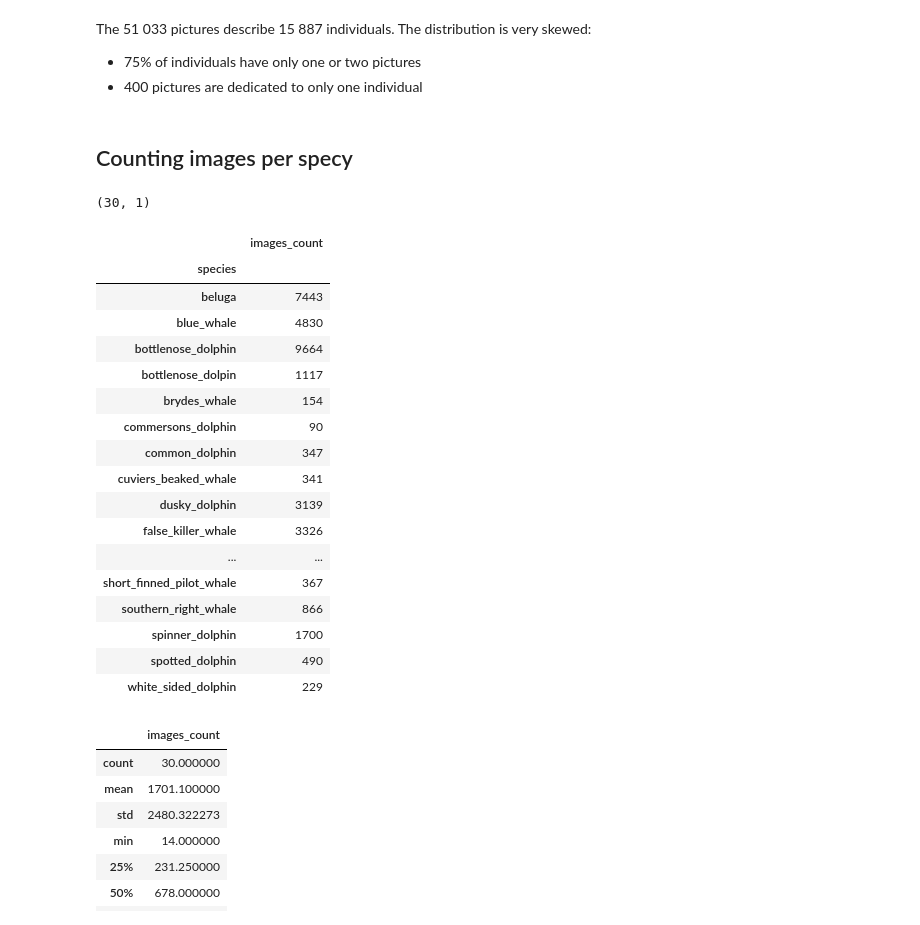
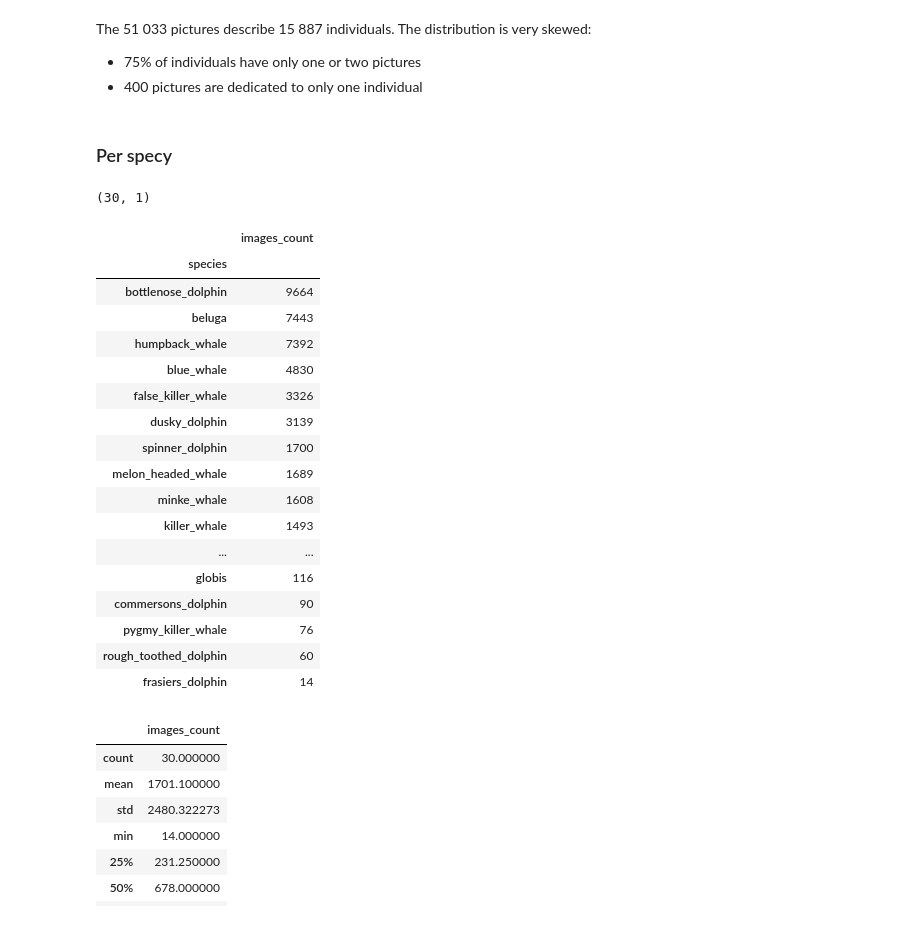
Before and after one commit to acisel-fr/happywhale, a Jupyter notebook: data-introduction.ipynb, the cells around one changed output. Cells and saved outputs as stored; diff of their text form; code cells hidden in the pictures.

```diff
--- a/data-introduction.ipynb
+++ b/data-introduction.ipynb
@@ -79,31 +81,31 @@ The 51 033 pictures describe 15 887 individuals. The distribution is very skewed
 - 75% of individuals have only one or two pictures
 - 400 pictures are dedicated to only one individual
 # %% [markdown]
-## Counting images per specy
+### Per specy
 # %%
-species = df.drop(columns = ['individual_id']).groupby(['species']).count().rename(columns = { 'image': 'images_count'})
+species = df.drop(columns = ['individual_id']).groupby(['species']).count().rename(columns = { 'image': 'images_count'}).sort_values(by = ['images_count'], ascending = False)
 print(species.shape)
 species
 # %% [output]
 (30, 1)
 |  | images_count |
 | species |  |
+| bottlenose_dolphin | 9664 |
 | beluga | 7443 |
+| humpback_whale | 7392 |
 | blue_whale | 4830 |
-| bottlenose_dolphin | 9664 |
-| bottlenose_dolpin | 1117 |
-| brydes_whale | 154 |
+| false_killer_whale | 3326 |
+| dusky_dolphin | 3139 |
+| spinner_dolphin | 1700 |
+| melon_headed_whale | 1689 |
+| minke_whale | 1608 |
+| killer_whale | 1493 |
+| ... | ... |
+| globis | 116 |
 | commersons_dolphin | 90 |
-| common_dolphin | 347 |
-| cuviers_beaked_whale | 341 |
-| dusky_dolphin | 3139 |
-| false_killer_whale | 3326 |
-| ... | ... |
-| short_finned_pilot_whale | 367 |
-| southern_right_whale | 866 |
-| spinner_dolphin | 1700 |
-| spotted_dolphin | 490 |
-| white_sided_dolphin | 229 |
+| pygmy_killer_whale | 76 |
+| rough_toothed_dolphin | 60 |
+| frasiers_dolphin | 14 |
 # %%
 species.describe()
 # %% [output]
```
Also changed, not shown: parts of 5 cells of this notebook.
